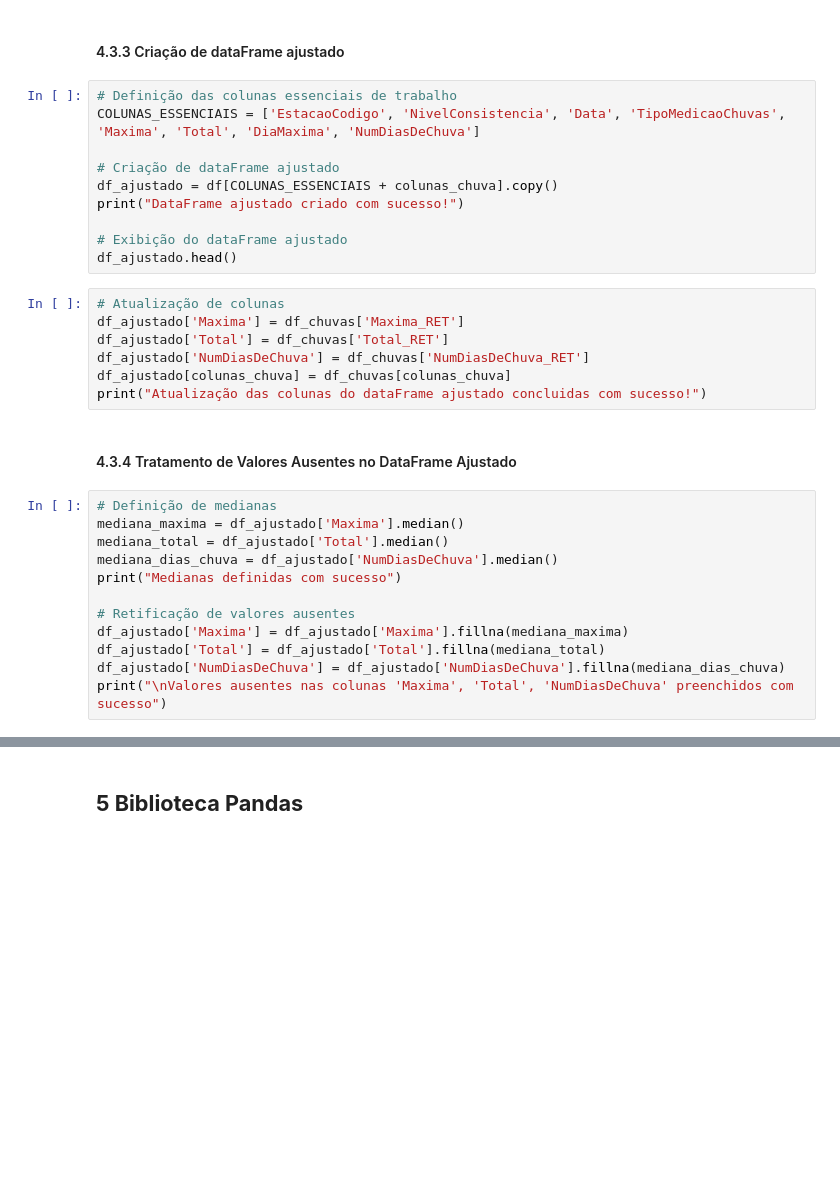
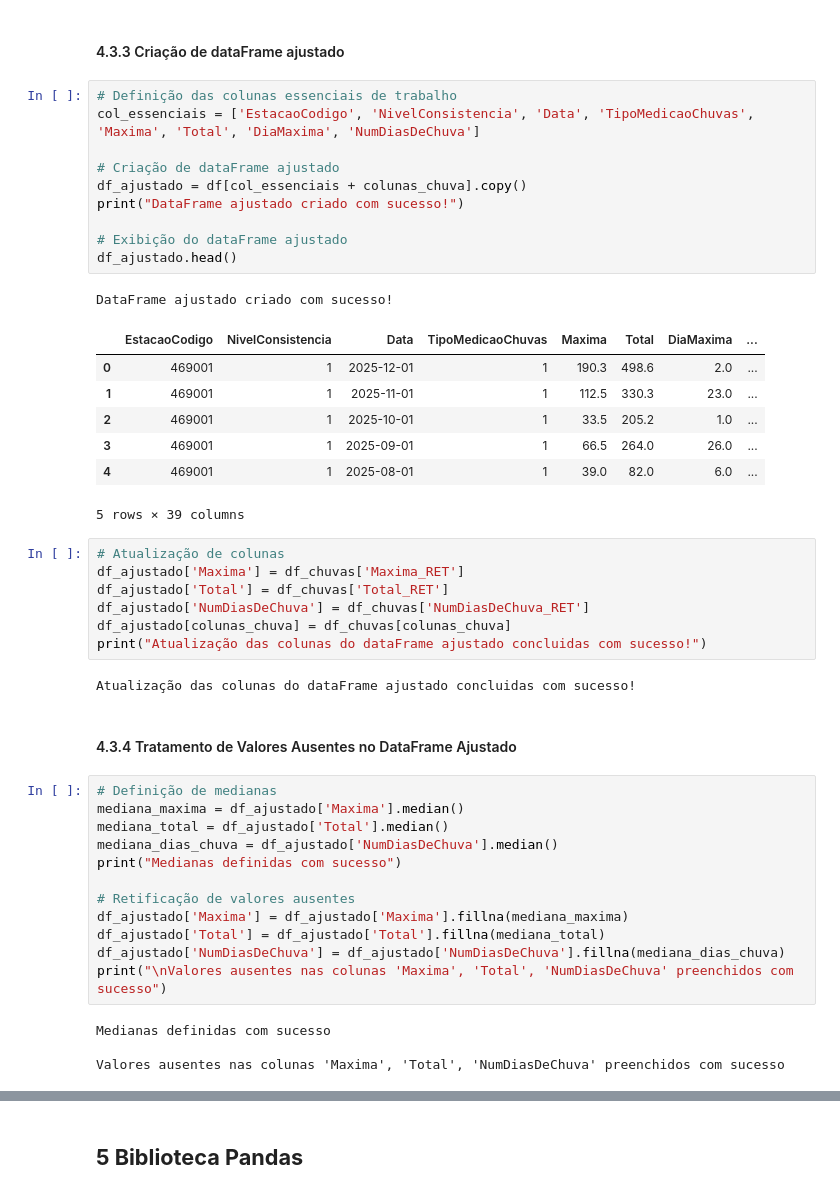
Before and after one commit to jonestiago/rainfall-timeseries-analysis, a Jupyter notebook: notebook/a_analise_exploratoria.ipynb, the cells around one changed output, grey strips where cells are left out. Drawn from its saved outputs; the diff is of its cells as text; blank space fills up the shorter version.

```diff
--- a/notebook/a_analise_exploratoria.ipynb
+++ b/notebook/a_analise_exploratoria.ipynb
@@ -238,14 +365,23 @@ print("Criação de colunas retificadas no dataFrame temporário de Chuvas concl
 #### 4.3.3 Criação de dataFrame ajustado
 # %%
 # Definição das colunas essenciais de trabalho
-COLUNAS_ESSENCIAIS = ['EstacaoCodigo', 'NivelConsistencia', 'Data', 'TipoMedicaoChuvas', 'Maxima', 'Total', 'DiaMaxima', 'NumDiasDeChuva']
+col_essenciais = ['EstacaoCodigo', 'NivelConsistencia', 'Data', 'TipoMedicaoChuvas', 'Maxima', 'Total', 'DiaMaxima', 'NumDiasDeChuva']
 
 # Criação de dataFrame ajustado
-df_ajustado = df[COLUNAS_ESSENCIAIS + colunas_chuva].copy()
+df_ajustado = df[col_essenciais + colunas_chuva].copy()
 print("DataFrame ajustado criado com sucesso!")
 
 # Exibição do dataFrame ajustado
 df_ajustado.head()
+# %% [output]
+DataFrame ajustado criado com sucesso!
+|  | EstacaoCodigo | NivelConsistencia | Data | TipoMedicaoChuvas | Maxima | Total | DiaMaxima | ... |
+| 0 | 469001 | 1 | 2025-12-01 | 1 | 190.3 | 498.6 | 2.0 | ... |
+| 1 | 469001 | 1 | 2025-11-01 | 1 | 112.5 | 330.3 | 23.0 | ... |
+| 2 | 469001 | 1 | 2025-10-01 | 1 | 33.5 | 205.2 | 1.0 | ... |
+| 3 | 469001 | 1 | 2025-09-01 | 1 | 66.5 | 264.0 | 26.0 | ... |
+| 4 | 469001 | 1 | 2025-08-01 | 1 | 39.0 | 82.0 | 6.0 | ... |
+5 rows × 39 columns
 # %%
 # Atualização de colunas
 df_ajustado['Maxima'] = df_chuvas['Maxima_RET']
@@ -253,6 +389,8 @@ df_ajustado['Total'] = df_chuvas['Total_RET']
 df_ajustado['NumDiasDeChuva'] = df_chuvas['NumDiasDeChuva_RET']
 df_ajustado[colunas_chuva] = df_chuvas[colunas_chuva]
 print("Atualização das colunas do dataFrame ajustado concluidas com sucesso!")
+# %% [output]
+Atualização das colunas do dataFrame ajustado concluidas com sucesso!
 # %% [markdown]
 #### 4.3.4 Tratamento de Valores Ausentes no DataFrame Ajustado
 # %%
@@ -267,6 +405,10 @@ df_ajustado['Maxima'] = df_ajustado['Maxima'].fillna(mediana_maxima)
 df_ajustado['Total'] = df_ajustado['Total'].fillna(mediana_total)
 df_ajustado['NumDiasDeChuva'] = df_ajustado['NumDiasDeChuva'].fillna(mediana_dias_chuva)
 print("\nValores ausentes nas colunas 'Maxima', 'Total', 'NumDiasDeChuva' preenchidos com sucesso")
+# %% [output]
+Medianas definidas com sucesso
+
+Valores ausentes nas colunas 'Maxima', 'Total', 'NumDiasDeChuva' preenchidos com sucesso
 # %%
 # Verificação final do dataFrame ajustado
 print("Verificação final - Valores ausentes nas colunas principais:")
```
Also changed, not shown: parts of 37 cells of this notebook.
